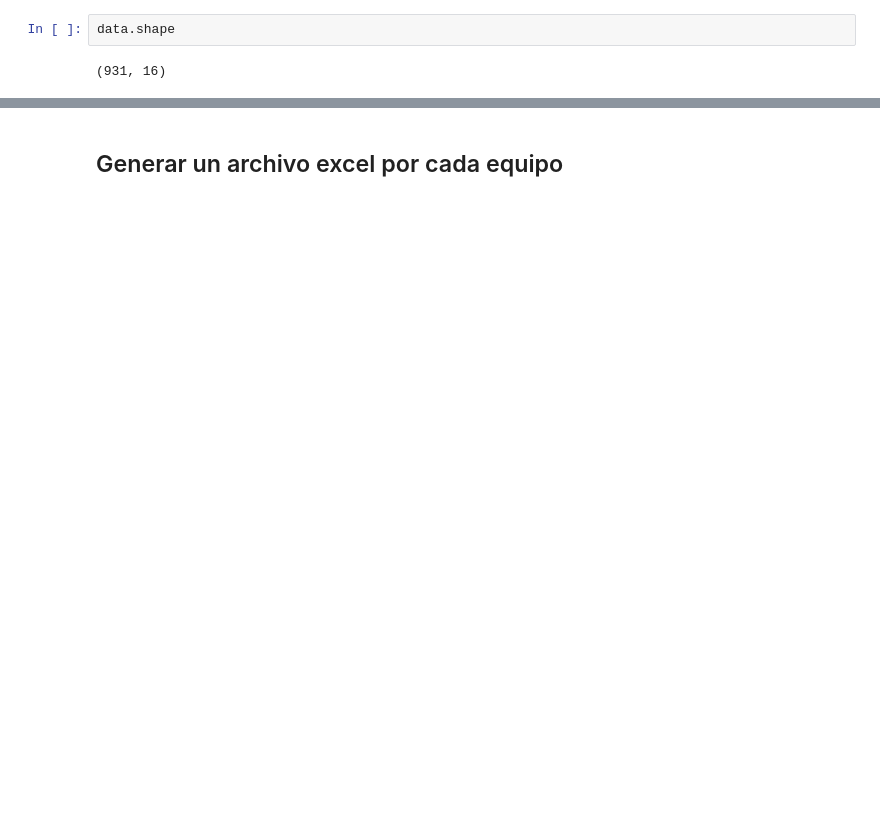
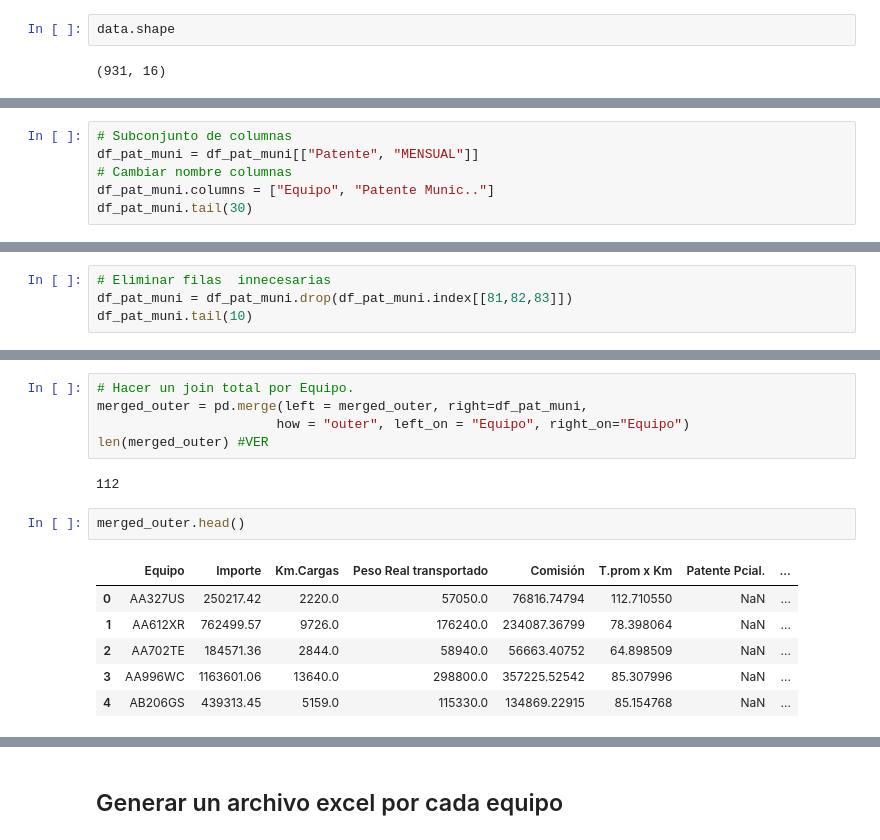
Before and after one commit to Nico37-coder/DiploDatos, a Jupyter notebook: IRU/IRU1 - 1 - Data Cleaning .ipynb, the cells around one changed output, grey strips where cells are left out. Drawn from its saved outputs; the diff is of its cells as text; blank space fills up the shorter version.

```diff
--- a/IRU/IRU1 - 1 - Data Cleaning .ipynb
+++ b/IRU/IRU1 - 1 - Data Cleaning .ipynb
@@ -46,0 +196,6 @@ data.head()
+# %%
+# Subconjunto de columnas
+df_pat_muni = df_pat_muni[["Patente", "MENSUAL"]]
+# Cambiar nombre columnas
+df_pat_muni.columns = ["Equipo", "Patente Munic.."]
+df_pat_muni.tail(30)
@@ -46,0 +220,4 @@ data.head()
+# %%
+# Eliminar filas  innecesarias
+df_pat_muni = df_pat_muni.drop(df_pat_muni.index[[81,82,83]])
+df_pat_muni.tail(10)
@@ -46,0 +236,16 @@ data.head()
+# %%
+# Hacer un join total por Equipo.
+merged_outer = pd.merge(left = merged_outer, right=df_pat_muni,
+                       how = "outer", left_on = "Equipo", right_on="Equipo")
+len(merged_outer) #VER
+# %% [output]
+112
+# %%
+merged_outer.head()
+# %% [output]
+|  | Equipo | Importe | Km.Cargas | Peso Real transportado | Comisión | T.prom x Km | Patente Pcial. | ... |
+| 0 | AA327US | 250217.42 | 2220.0 | 57050.0 | 76816.74794 | 112.710550 | NaN | ... |
+| 1 | AA612XR | 762499.57 | 9726.0 | 176240.0 | 234087.36799 | 78.398064 | NaN | ... |
+| 2 | AA702TE | 184571.36 | 2844.0 | 58940.0 | 56663.40752 | 64.898509 | NaN | ... |
+| 3 | AA996WC | 1163601.06 | 13640.0 | 298800.0 | 357225.52542 | 85.307996 | NaN | ... |
+| 4 | AB206GS | 439313.45 | 5159.0 | 115330.0 | 134869.22915 | 85.154768 | NaN | ... |
```
Also changed, not shown: parts of 34 cells of this notebook, 11 other files.
